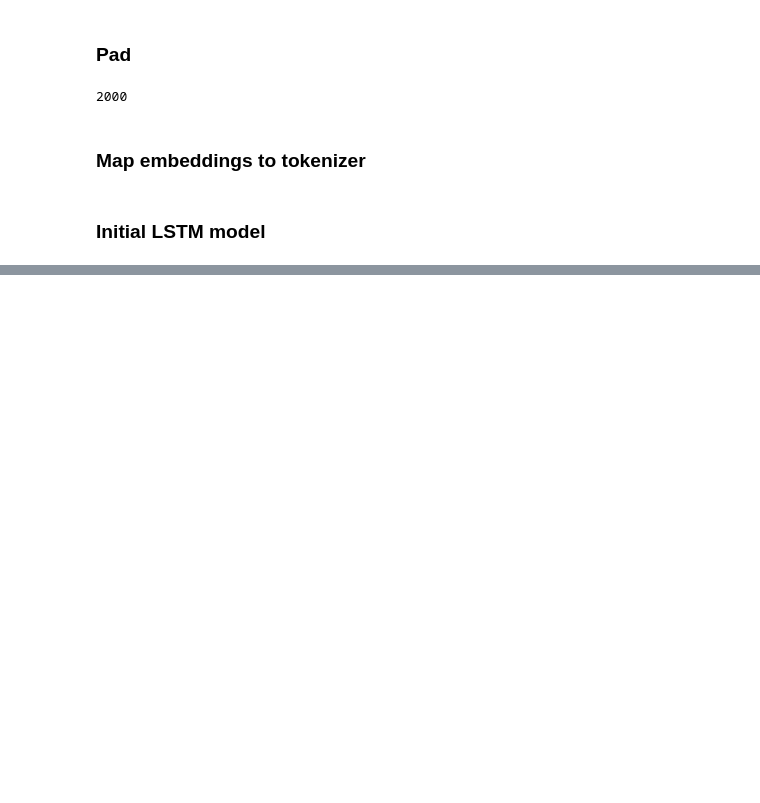
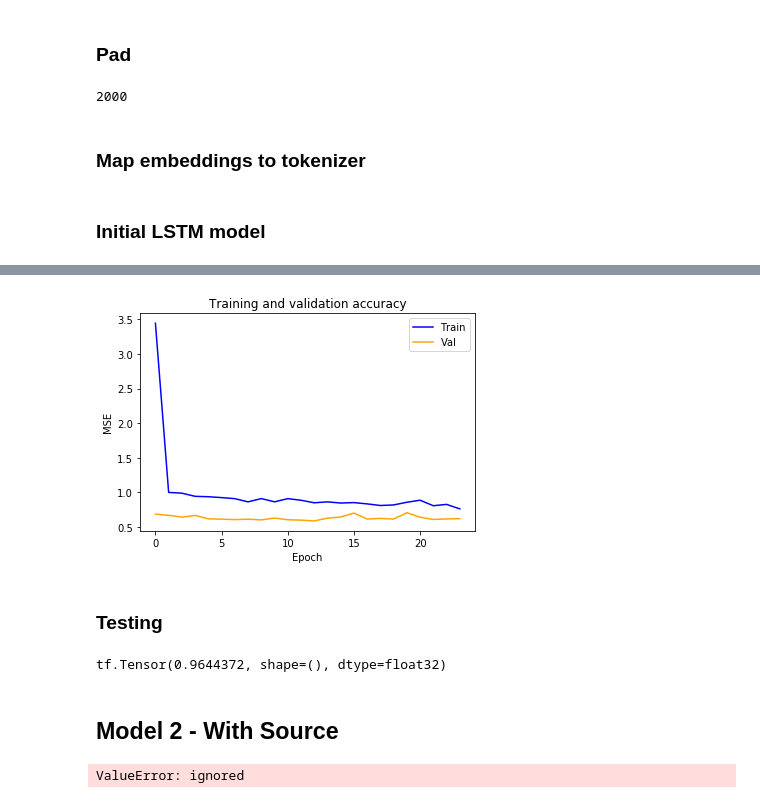
Before and after one commit to fagan2888/tweet-url-relationships, a Jupyter notebook: notebooks/DNN BiLSTM - Colab Muf.ipynb, the cells around one changed output, grey strips where cells are left out. Cells and saved outputs as stored; diff of their text form; code cells hidden in the pictures; blank space fills up the shorter version.

```diff
--- a/notebooks/DNN BiLSTM - Colab Muf.ipynb
+++ b/notebooks/DNN BiLSTM - Colab Muf.ipynb
@@ -129,6 +198,6 @@ modelw2.wv.save_word2vec_format('Data/word2vec_embed.txt',binary=False)
 # %%
 embeddings_index = {}
-f = open(os.path.join('Data','word2vec_embed.txt'), encoding="utf-8")
+f = open(os.path.join('','word2vec_embed.txt'), encoding="utf-8")
 for line in f:
     values = line.split()
     word = values[0]
@@ -215,10 +284,12 @@ embedding_layer = Embedding(input_dim=num_words,
                             trainable=False
                            )
 model.add(embedding_layer)
+#model.add(Flatten())
 model.add(Bidirectional(LSTM(64)))
 #model.add(GRU(units=32, dropout=0.2, recurrent_dropout=0.2))
 model.add(Dense(64, activation="relu"))
-model.add(Dense(1, activation="sigmoid"))
+model.add(Dropout(0.2))
+model.add(Dense(1, activation=None))
 
 model.summary()
 
@@ -247,8 +320,8 @@ Non-trainable params: 1,880,192
 _________________________________________________________________
 '[\n    tf.keras.layers.Embedding(input_dim=VOCAB_SIZE, output_dim=64, input_length=MAX_SEQ_LEN),\n    tf.keras.layers.Bidirectional(tf.keras.layers.LSTM(64)),\n    tf.keras.layers.Dense(64, activatio ...
 # %%
-model.compile(loss='binary_crossentropy', optimizer='adam', metrics=['accuracy'])
+model.compile(loss='mse', optimizer='adam', metrics=['mse'])
 
-earlyStopping = tf.keras.callbacks.EarlyStopping(monitor='val_loss', patience=11, verbose=0, mode='min')
+earlyStopping = tf.keras.callbacks.EarlyStopping(monitor='val_mse', patience=11, verbose=0, mode='min')
 cp_save = tf.keras.callbacks.ModelCheckpoint('model-e{epoch:03d}.ckpt',
-                                             save_best_only=True, monitor='val_loss', mode='min')
+                                             save_best_only=True, monitor='val_mse', mode='min')
@@ -269,8 +360,8 @@ Epoch 2/100
 def plot(history):
     # The history object contains results on the training and test
     # sets for each epoch
-    acc = history.history['accuracy']
-    val_acc = history.history['val_accuracy']
+    acc = history.history['mse']
+    val_acc = history.history['val_mse']
     loss = history.history['loss']
     val_loss = history.history['val_loss']
 
@@ -281,13 +372,19 @@ def plot(history):
     plt.plot(epochs, acc, color='blue', label='Train')
     plt.plot(epochs, val_acc, color='orange', label='Val')
     plt.xlabel('Epoch')
-    plt.ylabel('Accuracy')
+    plt.ylabel('MSE')
     plt.legend()
 
-    _ = plt.figure()
-    plt.title('Training and validation loss')
-    plt.plot(epochs, loss, color='blue', label='Train')
-    plt.plot(epochs, val_loss, color='orange', label='Val')
-    plt.xlabel('Epoch')
-    plt.ylabel('Loss')
-    plt.legend()
+    #_ = plt.figure()
+    #plt.title('Training and validation loss')
+    #plt.plot(epochs, loss, color='blue', label='Train')
+    #plt.plot(epochs, val_loss, color='orange', label='Val')
+    #plt.xlabel('Epoch')
+    #plt.ylabel('Loss')
+    #plt.legend()
+# %%
+plot(history)
+# %% [output]
+[figure, added]
+# %% [markdown]
+### Testing
@@ -293,0 +393,42 @@ def plot(history):
+# %%
+test1 = 0
+test_accuracy = tf.keras.metrics.MeanSquaredError(name='test_mse')
+
+pred1 = model1_best.predict(x=padded_test)
+# Record metrics after each batch
+test_accuracy(y_test_std, pred1)
+test1 = test_accuracy.result()
+print(test1)
+# %% [output]
+tf.Tensor(0.9644372, shape=(), dtype=float32)
+# %% [markdown]
+## Model 2 - With Source
+# %%
+body_input = Input(shape=(MAX_SEQ_LEN,), dtype='int32')
+embedded_body = Embedding(input_dim=num_words,
+                            output_dim=EMBED_DIM,
+                            embeddings_initializer=Constant(embedding_matrix),
+                            input_length=MAX_SEQ_LEN,
+                            trainable=False
+                           )(body_input)
+
+source_train_tr = np.array(source_train_t)
+source_val_te = np.array(source_val)
+source_train_input = Input(shape=source_train_t.shape, dtype='int32')
+
+merged = tf.keras.layers.concatenate([embedded_body, source_train_input])
+
+encoded_body = Bidirectional(LSTM(64))(merged)
+
+# Optionally, add a small dense layer
+dense = Dense(64, activation="relu")(encoded_body)
+
+# Next, add a binary classifier on top
+output = Dense(1, activation=None)(dense)
+
+# Your final model
+model2 = Model(inputs=[body_input, source_train_input], outputs=output)
+
+model2.summary()
+# %% [output]
+ValueError: ignored
```
Also changed, not shown: parts of 17 cells of this notebook.
